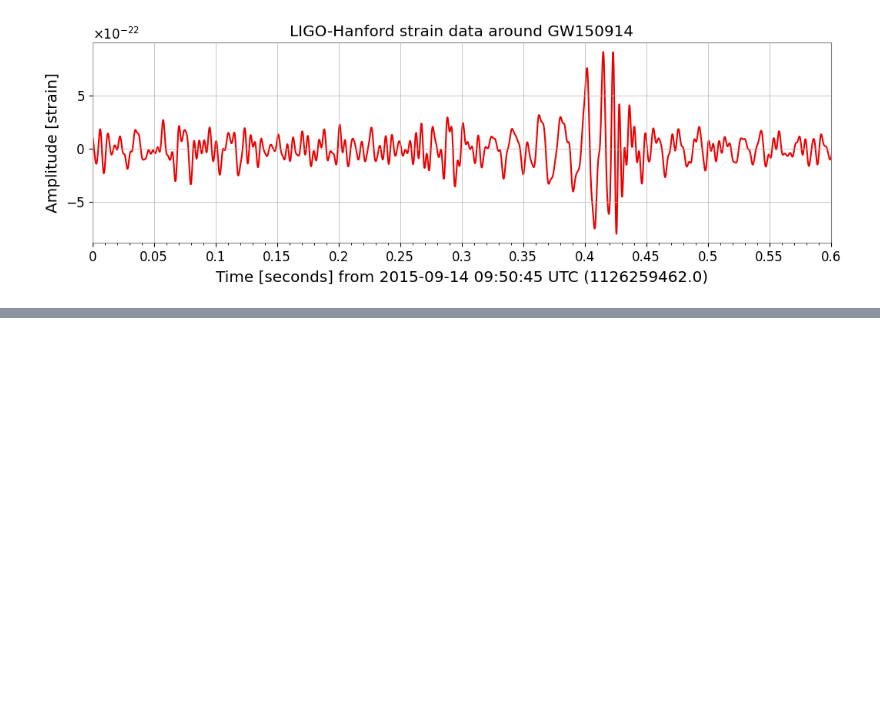
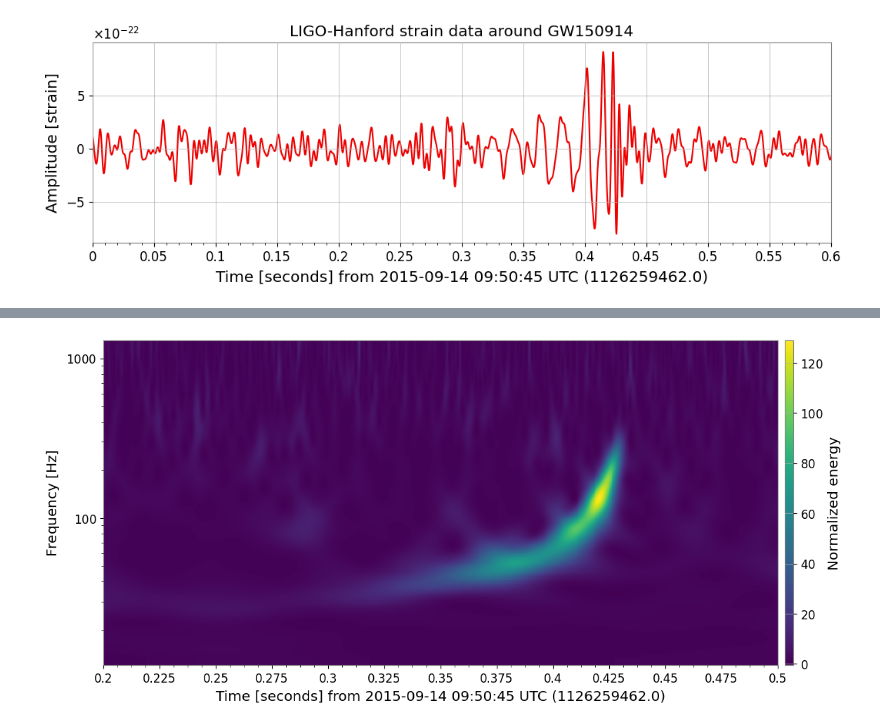
Before and after one commit to BellaDir/Astro-Data, a Jupyter notebook: Gravitational_Waves.ipynb, the cells around one changed output, grey strips where cells are left out. Drawn from its saved outputs; the diff is of its cells as text; code cells hidden in the pictures; blank space fills up the shorter version.

```diff
--- a/Gravitational_Waves.ipynb
+++ b/Gravitational_Waves.ipynb
@@ -88,0 +109,10 @@ y_val = plt.gca().lines[0].get_ydata()
+# %%
+dt = 0.2  # Sets the width of q-transform plot, in seconds
+hq = hfilt.q_transform(outseg=(t0-dt, t0+0.1)) # Calculates the Q-transform of of the Hanford filtered data over the specified time
+fig4 = hq.plot() # Plots the Q-transform data as a spectrogram
+ax = fig4.gca() # Retrieves the prior plotting axes
+fig4.colorbar(label="Normalized energy") # Adds a colorbar to the plot labeled as "Normalized energy"
+ax.grid(False) # Disables gridlines on the plot
+ax.set_yscale('log') # Sets the y axis to a logarithmic scale
+# %% [output]
+[figure, added]
```
Also changed, not shown: parts of 12 cells of this notebook.
